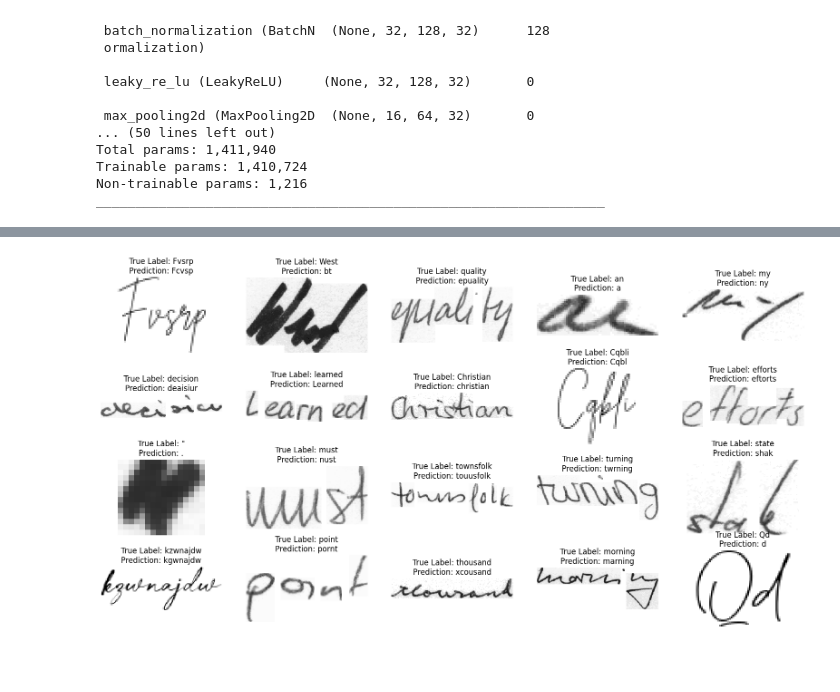
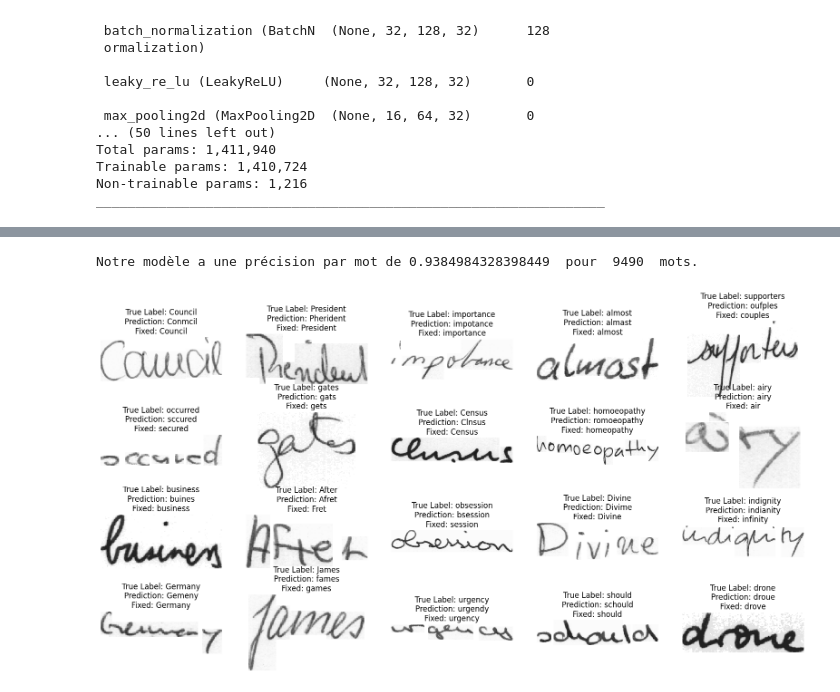
Before and after one commit to sfc-gh-zblackwood/OCRPyMan, a Jupyter notebook: notebooks/Letters_detection_batch_Tensorflowy.ipynb, the cells around one changed output, grey strips where cells are left out. Saved outputs shown, nothing was run; the diff lists cells and outputs as text; code cells hidden in the pictures; blank space fills up the shorter version.

Commit message:
intégration correcteur orthographique

```diff
--- a/notebooks/Letters_detection_batch_Tensorflowy.ipynb
+++ b/notebooks/Letters_detection_batch_Tensorflowy.ipynb
@@ -215,7 +198,19 @@ Notre modèle a une précision par mot de 0.9298283375868897  pour  14437  mots.
+# %%
+# OPTIMISATION AVEC CORRECTION ORTHOGRAPHIQUE
+
+# le premier correcteur utilisé par david fait parfois des corrections étranges
+# fixed_prediction = mo.ortho_corrector_liste(predicted_transcriptions, 1)
+
+# test avec la librairie "autocorrect"
+fixed_prediction = mo.autocorrect_liste(predicted_transcriptions)
+# %%
+mdl.evaluate_prediction(y_test, fixed_prediction)
+# %% [output]
+Notre modèle a une précision par mot de 0.9384984328398449  pour  9490  mots.
 # %%
 # Appercu des mots mal prédits
-rd.show_words_predictions_errors(X_test, y_test, y_pred, predicted_transcriptions)
+rd.show_words_predictions_errors(X_test, y_test, y_pred, predicted_transcriptions, fixed_prediction)
 
 # => certains mots sont coupés, ou contiennent une faute d'orthographe/échange de lettres
 # %% [output]
-[figure, old version]
+[figure, new version]
```
Also changed, not shown: parts of 11 cells of this notebook, 3 other files.
